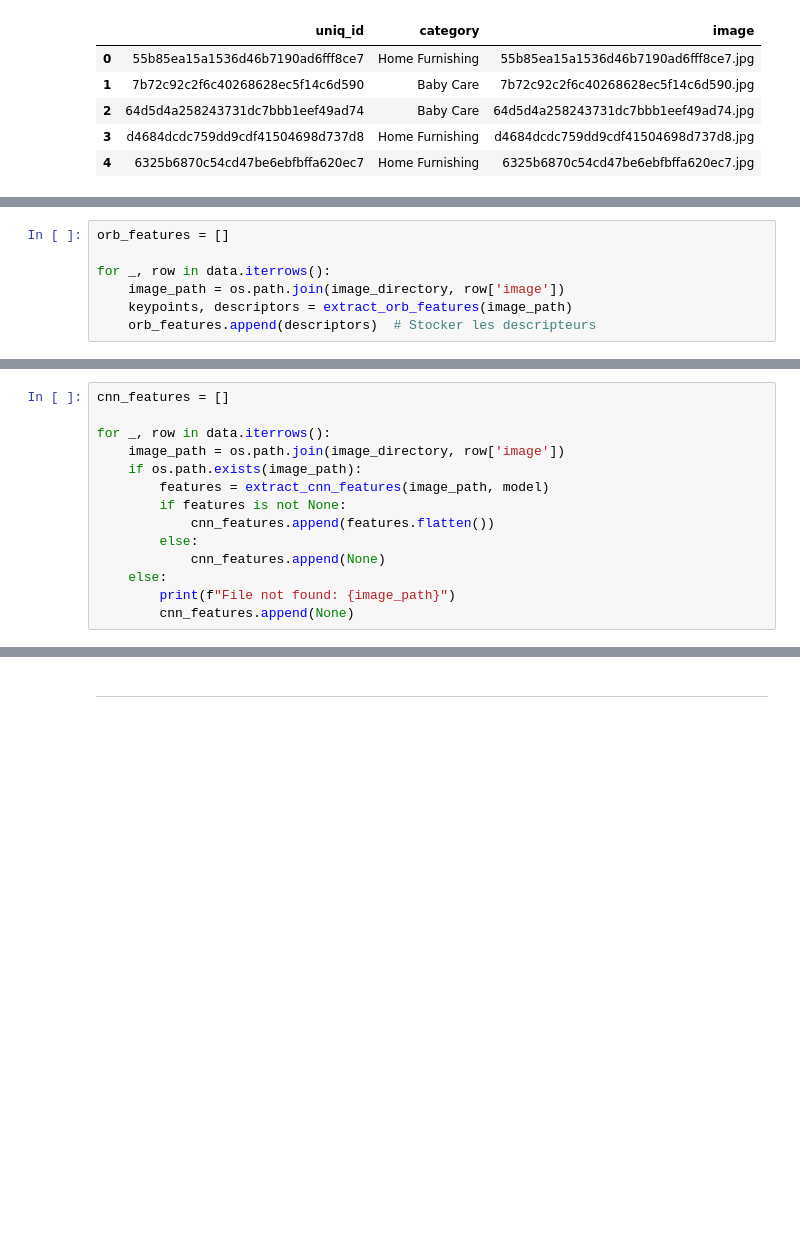
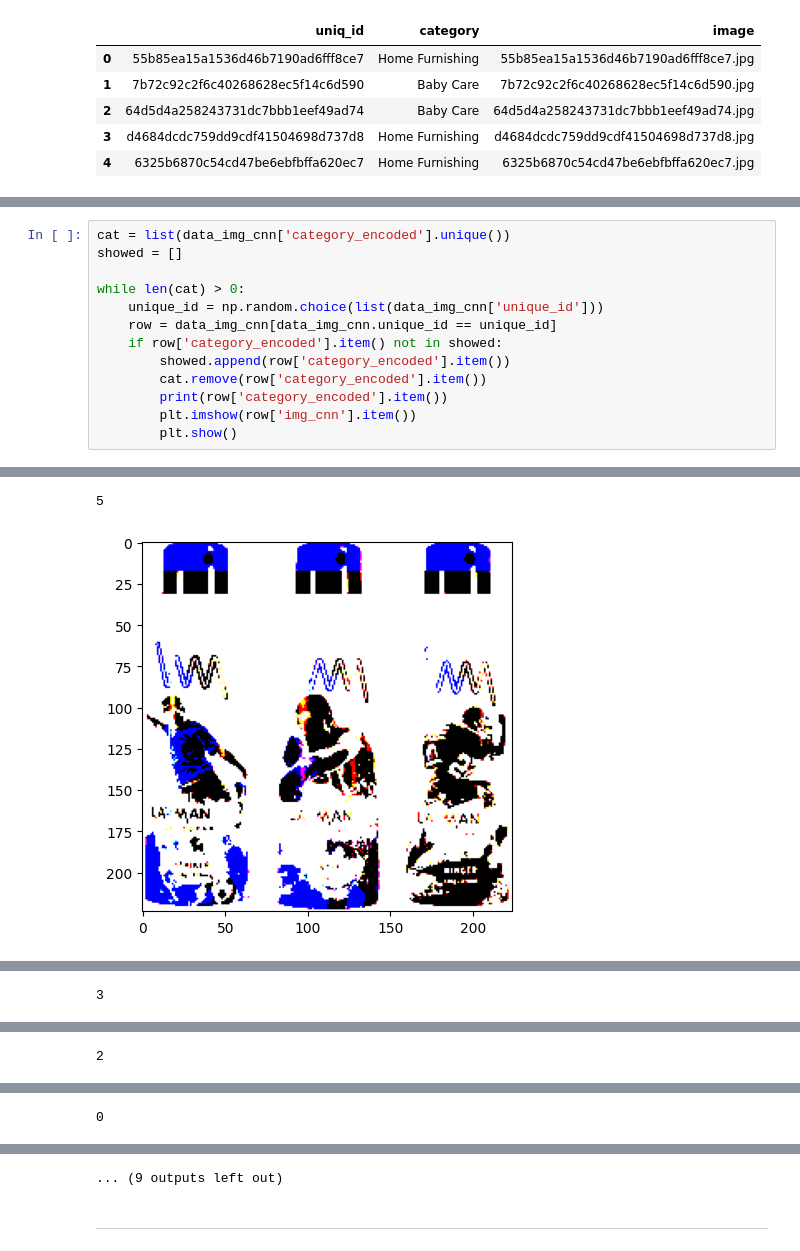
Before and after one commit to donia-nefiz/automatically-classify-consumer-goods, a Jupyter notebook: Nefiz_Donia_1_notebook_extraction_faisaibilite_part_2.ipynb, the cells around one changed output, grey strips where cells are left out. Saved outputs shown, nothing was run; the diff lists cells and outputs as text; blank space fills up the shorter version.

```diff
--- a/Nefiz_Donia_1_notebook_extraction_faisaibilite_part_2.ipynb
+++ b/Nefiz_Donia_1_notebook_extraction_faisaibilite_part_2.ipynb
@@ -261,7 +204,0 @@ This work involves developing a 'bag-of-images' approach for feature engineering
-# %%
-orb_features = []
-
-for _, row in data.iterrows():
-    image_path = os.path.join(image_directory, row['image'])
-    keypoints, descriptors = extract_orb_features(image_path)
-    orb_features.append(descriptors)  # Stocker les descripteurs
@@ -284,14 +204,0 @@ CNN models like VGG16 expect images in color and certain dimensions (e.g., 224x2
-# %%
-cnn_features = []
-
-for _, row in data.iterrows():
-    image_path = os.path.join(image_directory, row['image'])
-    if os.path.exists(image_path):
-        features = extract_cnn_features(image_path, model)
-        if features is not None:
-            cnn_features.append(features.flatten())
-        else:
-            cnn_features.append(None)
-    else:
-        print(f"File not found: {image_path}")
-        cnn_features.append(None)
@@ -331,0 +212,14 @@ data.head()
+# %%
+cat = list(data_img_cnn['category_encoded'].unique())
+showed = []
+
+while len(cat) > 0:
+    unique_id = np.random.choice(list(data_img_cnn['unique_id']))
+    row = data_img_cnn[data_img_cnn.unique_id == unique_id]
+    if row['category_encoded'].item() not in showed:
+        showed.append(row['category_encoded'].item())
+        cat.remove(row['category_encoded'].item())
+        print(row['category_encoded'].item())
+        plt.imshow(row['img_cnn'].item())
+        plt.show()
+# %% [output]
@@ -331,0 +227,2 @@ data.head()
+5
+[figure, added]
@@ -331,0 +230 @@ data.head()
+3
@@ -331,0 +233 @@ data.head()
+2
@@ -331,0 +236 @@ data.head()
+0
@@ -332,2 +238,3 @@ data.head()
+... (9 outputs left out)
 # %% [markdown]
 ****
```
Also changed, not shown: parts of 44 cells of this notebook.
